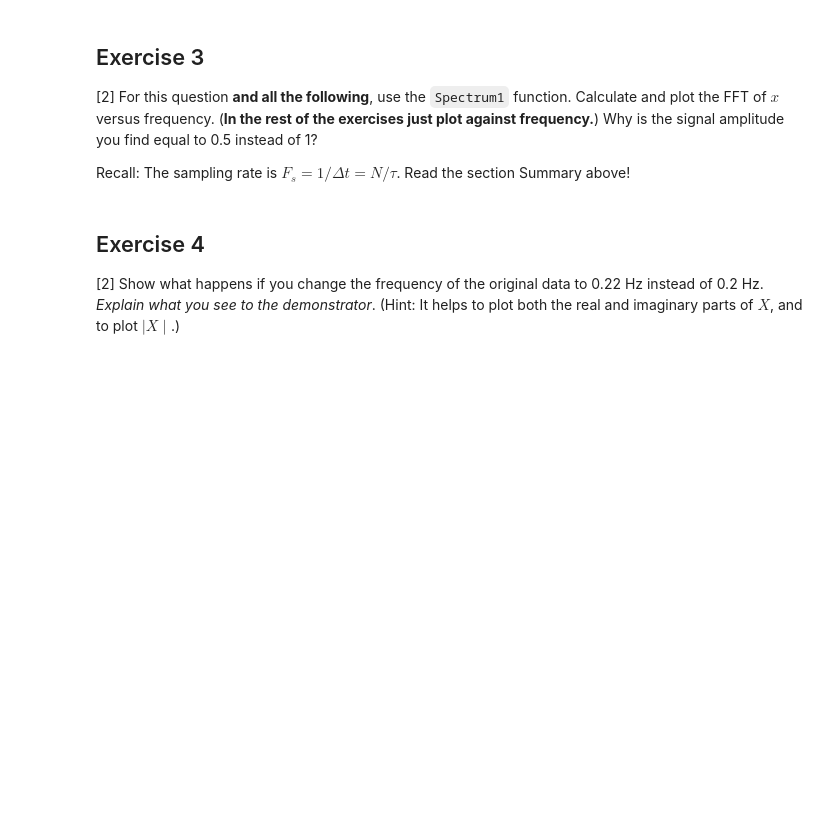
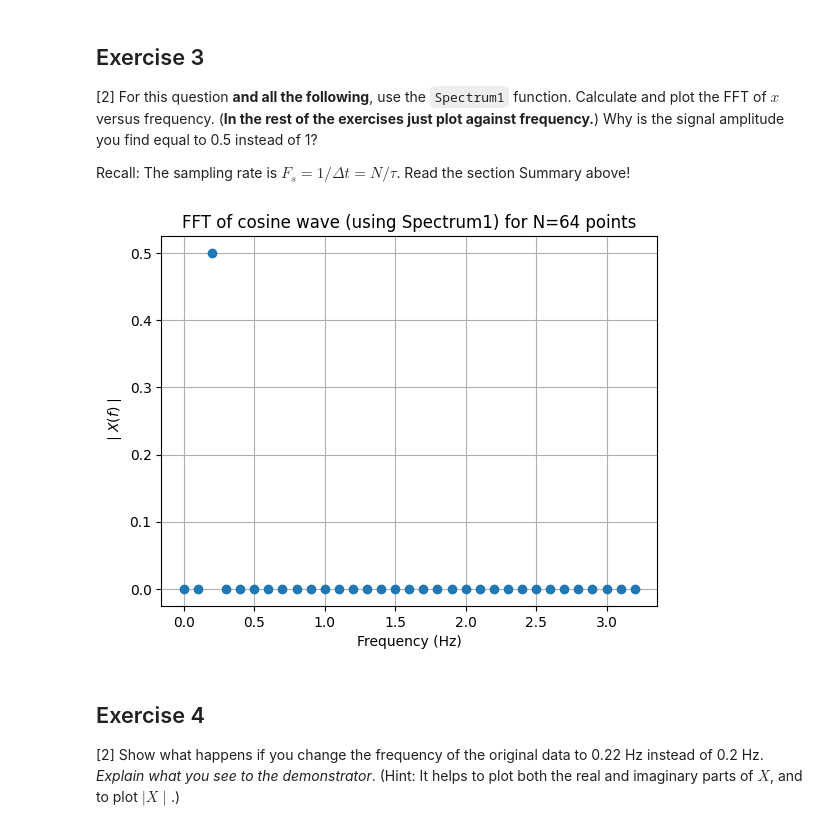
Before and after one commit to PX2145-2025/week-10-b-Zach-Bryant-2, a Jupyter notebook: FFT.ipynb, the cells around one changed output. Cells and saved outputs as stored; diff of their text form; code cells hidden in the pictures; blank space fills up the shorter version.

```diff
--- a/FFT.ipynb
+++ b/FFT.ipynb
@@ -342,6 +383,29 @@ plt.legend()
 [2] For this question **and all the following**, use the `Spectrum1` function. Calculate and plot the FFT of $x$ versus frequency. (**In the rest of the exercises just plot against frequency.**) Why is the signal amplitude you find equal to 0.5 instead of 1?
 
  Recall: The sampling rate is $F_s = 1/\Delta t = N/\tau$. Read the section Summary above!
+# %%
+# Re-using N, tau, t, f, x from previous exercises
+N = 64
+tau = 10.0
+t = np.linspace(0, tau, N, endpoint=False)
+f = 0.2
+x = np.cos(2*np.pi*f*t)
+
+# Calculate sampling rate Fs
+# Delta t = tau / N
+# Fs = 1 / Delta t = N / tau
+Fs = N / tau
+
+# Use the Spectrum1 function
+frq, X = Spectrum1(x, Fs)
+
+plt.plot(frq, np.abs(X), 'o')
+plt.title('FFT of cosine wave (using Spectrum1) for N=' + str(N) + ' points')
+plt.xlabel('Frequency (Hz)')
+plt.ylabel('$\mid X(f)\mid$')
+plt.grid()
+# %% [output]
+[figure, added]
 # %% [markdown]
 ## Exercise 4
 [2] Show what happens if you change the frequency of the original data to 0.22 Hz instead of 0.2 Hz. _Explain what you see to the demonstrator_.
```
Also changed, not shown: parts of 14 cells of this notebook.
